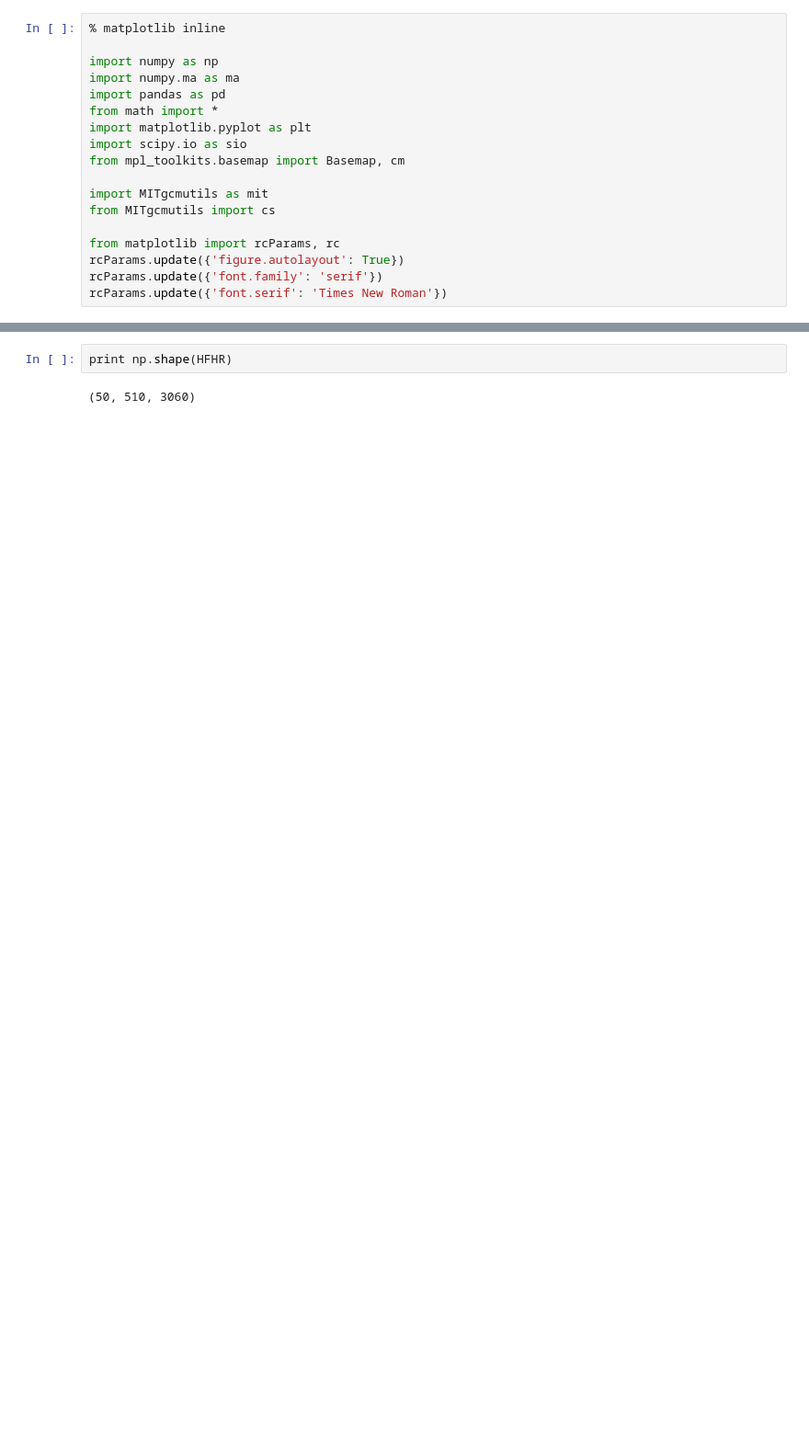
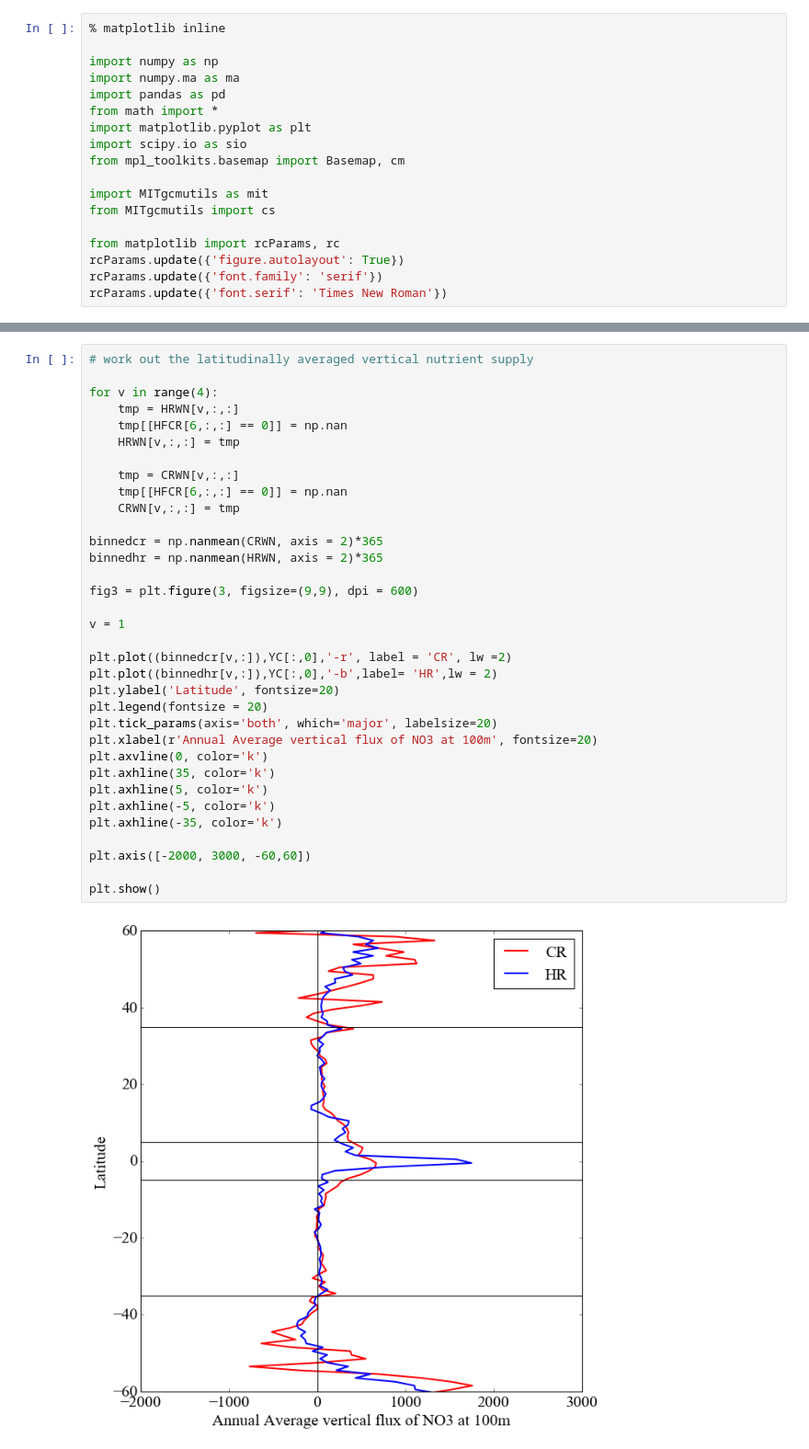
Before and after one commit to sophieclayton/model_comparison, a Jupyter notebook: python_figures/upflux_100m.ipynb, the cells around one changed output, grey strips where cells are left out. Shown: that part at 92% size. Cells and saved outputs as stored; diff of their text form; blank space fills up the shorter version.

```diff
--- a/python_figures/upflux_100m.ipynb
+++ b/python_figures/upflux_100m.ipynb
@@ -192,7 +89,39 @@ plt.show()
-# %%
-print np.shape(HFHR)
-# %% [output]
-(50, 510, 3060)
+# %%
+# work out the latitudinally averaged vertical nutrient supply
+
+for v in range(4):
+    tmp = HRWN[v,:,:]
+    tmp[[HFCR[6,:,:] == 0]] = np.nan
+    HRWN[v,:,:] = tmp
+
+    tmp = CRWN[v,:,:]
+    tmp[[HFCR[6,:,:] == 0]] = np.nan
+    CRWN[v,:,:] = tmp
+
+binnedcr = np.nanmean(CRWN, axis = 2)*365
+binnedhr = np.nanmean(HRWN, axis = 2)*365
+
+fig3 = plt.figure(3, figsize=(9,9), dpi = 600)
+
+v = 1
+
+plt.plot((binnedcr[v,:]),YC[:,0],'-r', label = 'CR', lw =2)
+plt.plot((binnedhr[v,:]),YC[:,0],'-b',label= 'HR',lw = 2)
+plt.ylabel('Latitude', fontsize=20)
+plt.legend(fontsize = 20)
+plt.tick_params(axis='both', which='major', labelsize=20)
+plt.xlabel(r'Annual Average vertical flux of NO3 at 100m', fontsize=20)
+plt.axvline(0, color='k')
+plt.axhline(35, color='k')
+plt.axhline(5, color='k')
+plt.axhline(-5, color='k')
+plt.axhline(-35, color='k')
+
+plt.axis([-2000, 3000, -60,60])
+
+plt.show()
+# %% [output]
+[figure, added]
 # %%
 latmin = [35, 5, -5, -35, -60]
 latmax = [60, 35, 5, -5, -35]
```
Also changed, not shown: parts of 5 cells of this notebook, 6 other files.
